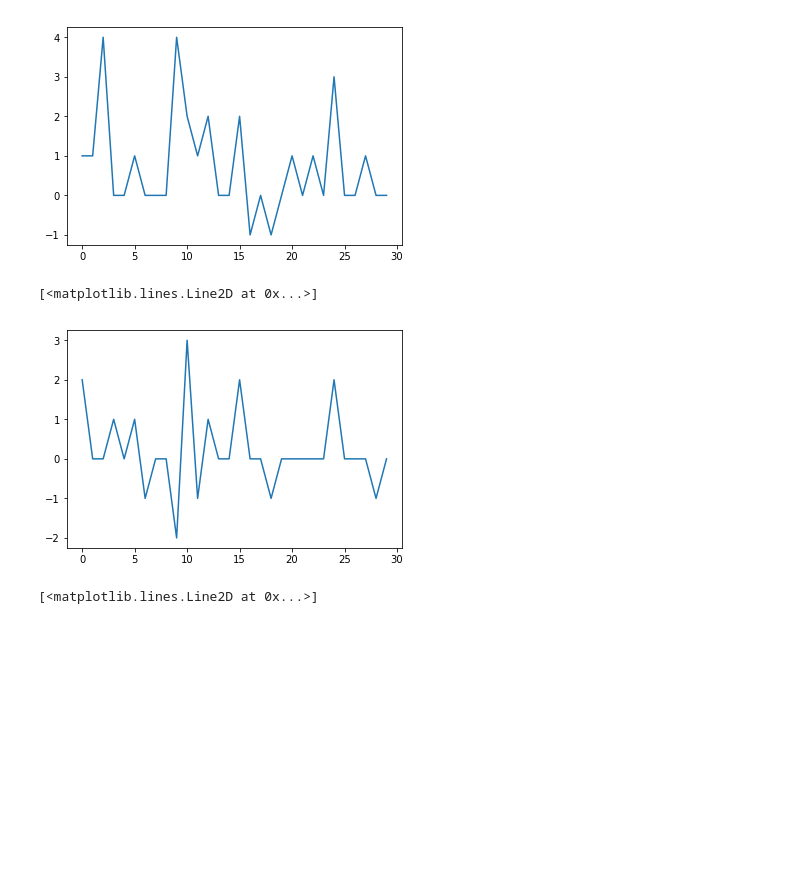
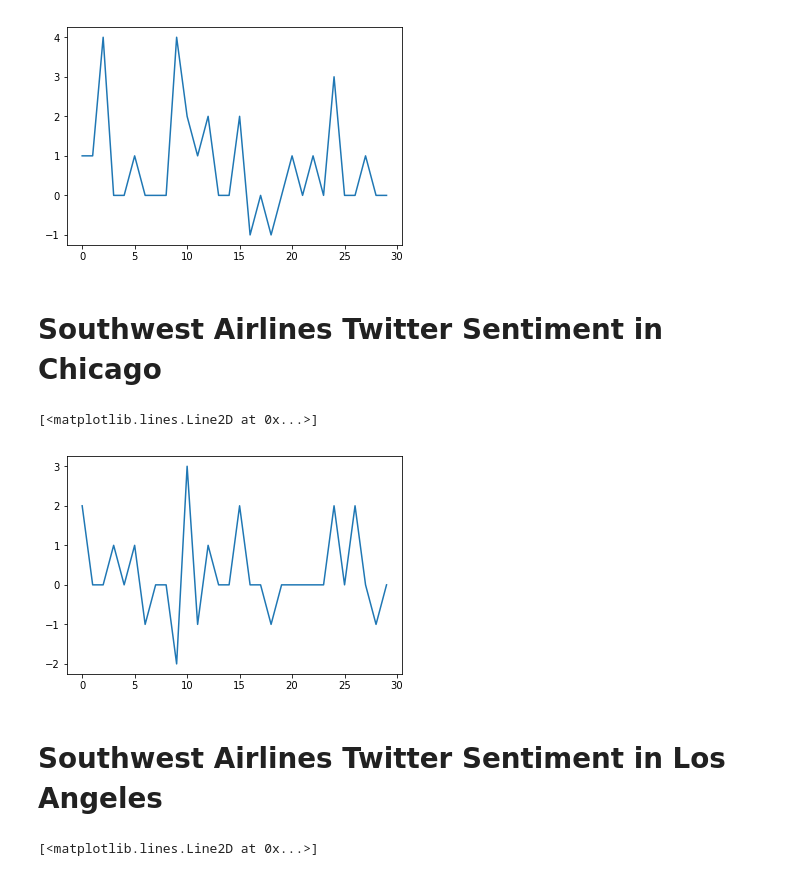
Before and after one commit to proosjen/SWAirlines-sentiment-analysis, a Jupyter notebook: final_report_data.ipynb, the cells around one changed output. Saved outputs shown, nothing was run; the diff lists cells and outputs as text; code cells hidden in the pictures; blank space fills up the shorter version.

```diff
--- a/final_report_data.ipynb
+++ b/final_report_data.ipynb
@@ -16,11 +14,4 @@ import postprocessing
 # %%
 db = client.local
 testData = db.testTweets
-# %%
-testTweets = []
-for tweet in testData.find():
-    if {"created_at": { "$exists": False} }:
-        testTweets.append({'processed_words': tweet['processed_words'],
-                           'text': tweet['text'],
-                           'created_at': postprocessing.convert_to_datetime(tweet['created_at'])},)
 # %%
@@ -93,21 +142,34 @@ plt.plot(x,y)
 # %% [output]
 [<matplotlib.lines.Line2D at 0x...>]
 [figure]
+# %% [markdown]
+# Southwest Airlines Twitter Sentiment in Chicago
 # %%
+'''
+Calculate the net sentiment per day in Chicago.
+
+If the sentiment in a particular tweet is
+positive, add 1 to the count. Similarly, if
+the sentiment in a particular tweet is
+negative, decrease the count by 1.
+'''
+
 chicago = {}
 chicago = chicago.fromkeys(list(dates), 0)
 for cluster in db.aggregateTweets.find():
     if cluster['city'] == 'Chicago':
         if cluster['sentiment'] == 'positive':
             chicago[cluster['created_at']] = chicago[cluster['created_at']] + 1
         elif cluster['sentiment'] == 'negative':
             chicago[cluster['created_at']] = chicago[cluster['created_at']] - 1
 
 x = np.arange(len(chicago.keys()))
 y = chicago.values()
 
 plt.plot(x,y)
 # %% [output]
 [<matplotlib.lines.Line2D at 0x...>]
-[figure, old version]
+[figure, new version]
+# %% [markdown]
+# Southwest Airlines Twitter Sentiment in Los Angeles
 # %%
```
Also changed, not shown: parts of 19 cells of this notebook, 3 other files.
